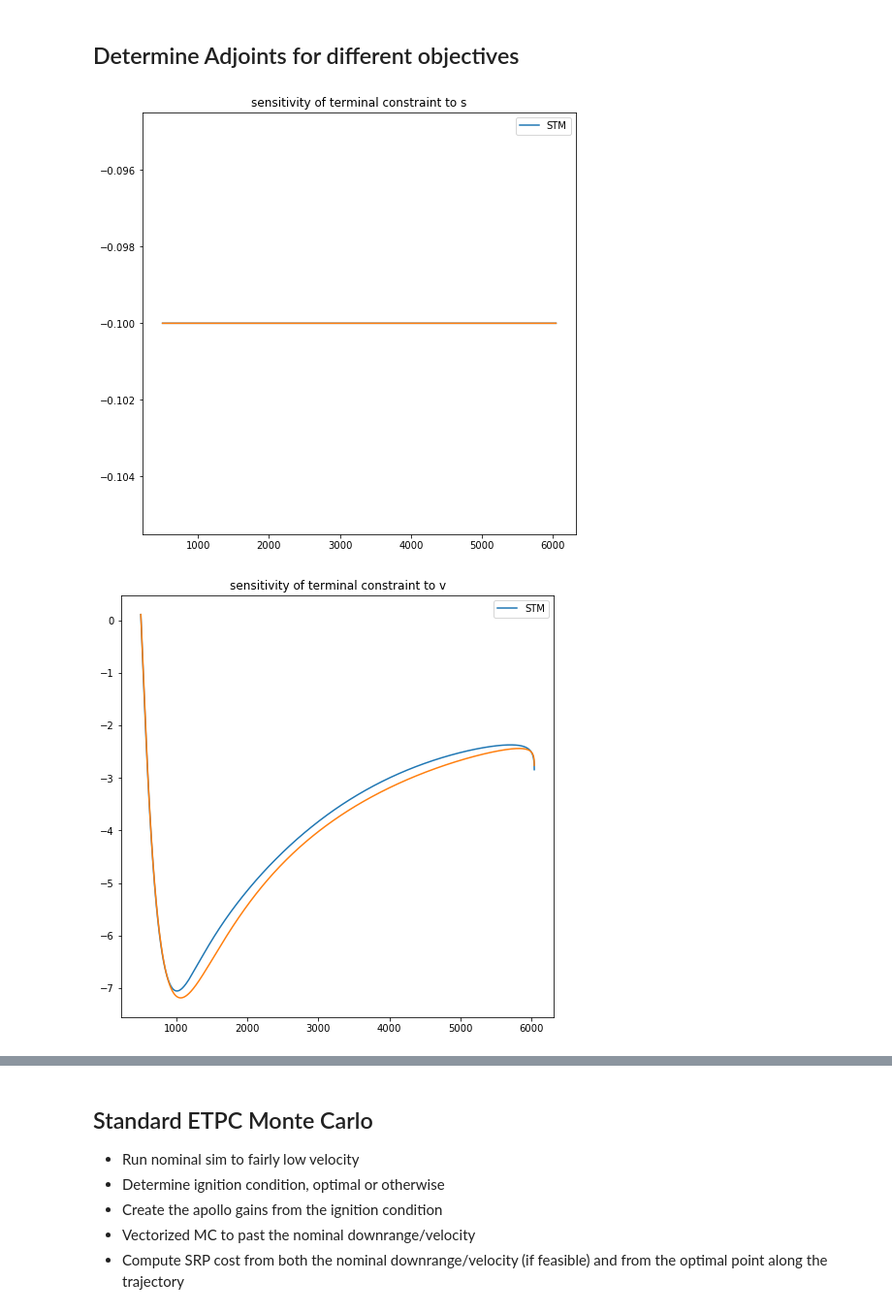
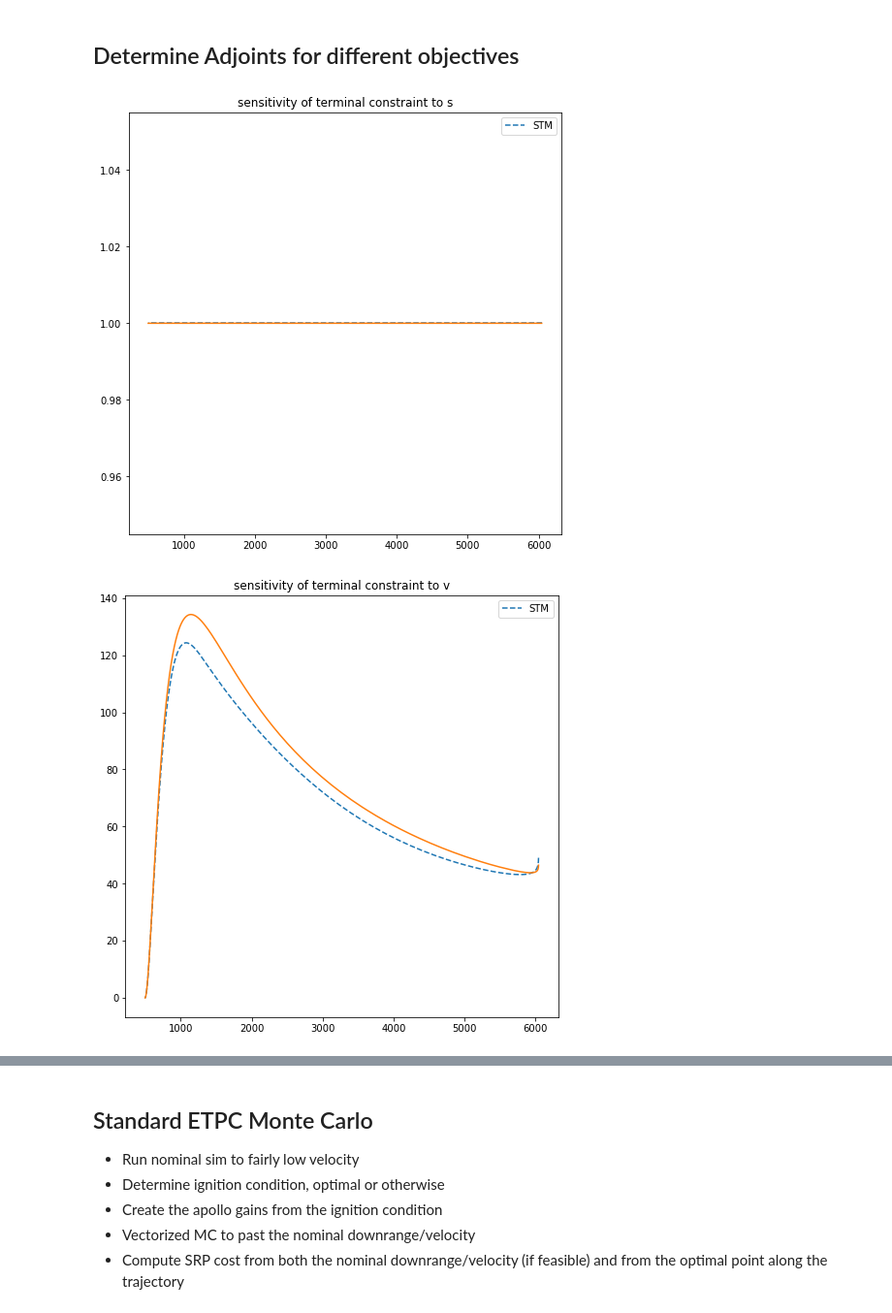
Before and after one commit to CDNoyes/EDL-Py, a Jupyter notebook: FuelOptimal.ipynb, the cells around one changed output, grey strips where cells are left out. Shown at 97% size. Cells and saved outputs as stored; diff of their text form; code cells hidden in the pictures.

```diff
--- a/FuelOptimal.ipynb
+++ b/FuelOptimal.ipynb
@@ -574,11 +595,14 @@ print(np.shape(param))
 # %%
+N = param.shape[0]
+N = 3
 mc = VMC()
-mc.sample(param.shape[0])
+mc.sample(N)
 mc.samples *= 0
 
-mc.control = profile(*param.T)
+# mc.control = profile(*param.T)
+mc.control = fixed_controller(np.radians(25), np.linspace(2961, 2963, N))
 mc.set_trigger(velocity_trigger(Vf))
 # mc.set_trigger(altitude_trigger(4.6)) # 4.6 km is the optimal altitude at 500 m/s with efpa -20.8. The final velocity is basically a measure of the suboptimality wrt fuel consumption
 
-mc.run(x0, save=False)
+mc.run(x0, save=False, stepsize=0.05)
 # %% [output]
@@ -648,14 +676,21 @@ plt.show()
 x0 = InitialState(vehicle='heavy', fpa=np.radians(-20.8))
 
 Vf = 500
-dasim = Simulation(cycle=Cycle(0.1), output=False, use_da=True, **EntrySim(Vf=Vf), )
+dasim = Simulation(cycle=Cycle(1), output=False, use_da=True, **EntrySim(Vf=Vf), )
 
 names = ['r', 'theta', 'phi', 'V', 'fpa', 'psi', 'm']
 x0d = da.make(x0, names, 1)
-u = gdual_double(0.15, 'u', 1)
-ref_profile = lambda **args: u
+u = gdual_double(0., 'u', 1)
+# ref_profile = lambda **args: u
+
+def ref_profile(velocity, **args):
+    sigma = reversal_controller(np.radians(25), 2962)(da.const(velocity))
+    sigma = sigma + np.sign(sigma)*u
+    return sigma
+
 
 res = dasim.run(x0d, [ref_profile])
+traj = da.const(dasim.df.values, True)
 # %%
 # get stms for longitudinal states
 rows = [1, 3, 4, 0]
@@ -664,18 +699,19 @@ stm = [np.vstack([submatrix(da.jacobian(x, names+['u']), rows, cols), np.eye(5)[
 
 # get adjoints
 
-# dJdx = [dasim.edlModel.planet.radius, 0, 0, -1.0/np.tan(dasim.history[-1, 4].constant_cf), 0] # The apollo adjoints
+dJdx = [dasim.edlModel.planet.radius, 0, 0, -1.0/np.tan(dasim.history[-1, 4].constant_cf), 0] # The apollo adjoints
 # dJdx = [dasim.edlModel.planet.radius, 0, 0, 0, 0] # The sensitivity to range alone
 # dJdx = [0, 0, 0, 1, 0] # The sensitivity to altitude alone
 dmdx = [-0.1*dasim.edlModel.planet.radius, 0.11, -760, -0.18, 0] # x = [s,v,fpa,h,u] for a nominal ignition at 500 m/s, -10 deg fpa, 5k downrange and 3 km altitude
-dJdx = dmdx
+# dJdx = dmdx
 
 stmi = [np.linalg.inv(st) for st in stm]
 stmf = stm[-1]
 C = np.dot(dJdx, stmf)
 L = np.array([np.dot(C, si) for si in stmi])
 sigma = da.const(dasim.control_history, True).T[0]
-L[:,-1] *= -1/0.24/np.sin(sigma)  # This converts from sensitivity in sigma to sensitivity of u = L/D cos(sigma)
+LoD = traj[:,12]/traj[:,13]
+L[:,-1] *= -1/LoD/np.sin(sigma)  # This converts from sensitivity in sigma to sensitivity of u = L/D cos(sigma)
 L[:,0] /= dasim.edlModel.planet.radius # This converts from sensitivity in theta to sensitivity in range
 # %%
 def gains(traj, L0, edlModel, use_energy=False, use_drag_rate=False):
@@ -795,23 +845,23 @@ def gains(traj, L0, edlModel, use_energy=False, use_drag_rate=False):
 # %%
 traj = da.const(dasim.df.values, True)
 
-# L0 = [0, 0, 0, 1, 0]
-L0 = [-0.1, 0.11, -760, -0.18, 0]
-
-standard_apollo = gains(traj, L0, dasim.edlModel, use_energy=False, use_drag_rate=False)
+# L0 = [0, 0, 0, 1, 0] # altitude
+# L0 = [-0.1, 0.11, -760, -0.18, 0] # mass
+L0 =  [1, 0, 0, -1.0/np.tan(dasim.history[-1, 4].constant_cf), 0]
+apollo = gains(traj, L0, dasim.edlModel, use_energy=False, use_drag_rate=False)
 
 # plot the adjoints from each method
 V = da.const(dasim.history[:, 3])
 imax = np.argmax(V)
 nams = ['s','v','fpa', 'h', 'u']
-for name, adj_stm, adjoint in zip(nams, L.T, standard_apollo['L'].T):
+for name, adj_stm, adjoint in zip(nams, L.T, apollo['L'].T):
     plt.figure(figsize=(8, 8))
-    plt.plot(V[imax:], adj_stm[imax:], label='STM')
-    plt.plot(standard_apollo['IV'], adjoint)
+    plt.plot(V[imax:], adj_stm[imax:], '--',label='STM')
+    plt.plot(apollo['IV'], adjoint)
 
     plt.title("sensitivity of terminal constraint to {}".format(name))
     plt.legend()
 plt.show()
 # %% [output]
-[figure, old version]
+[figure, new version]
-[figure, old version]
+[figure, new version]
```
Also changed, not shown: parts of 16 cells of this notebook.
